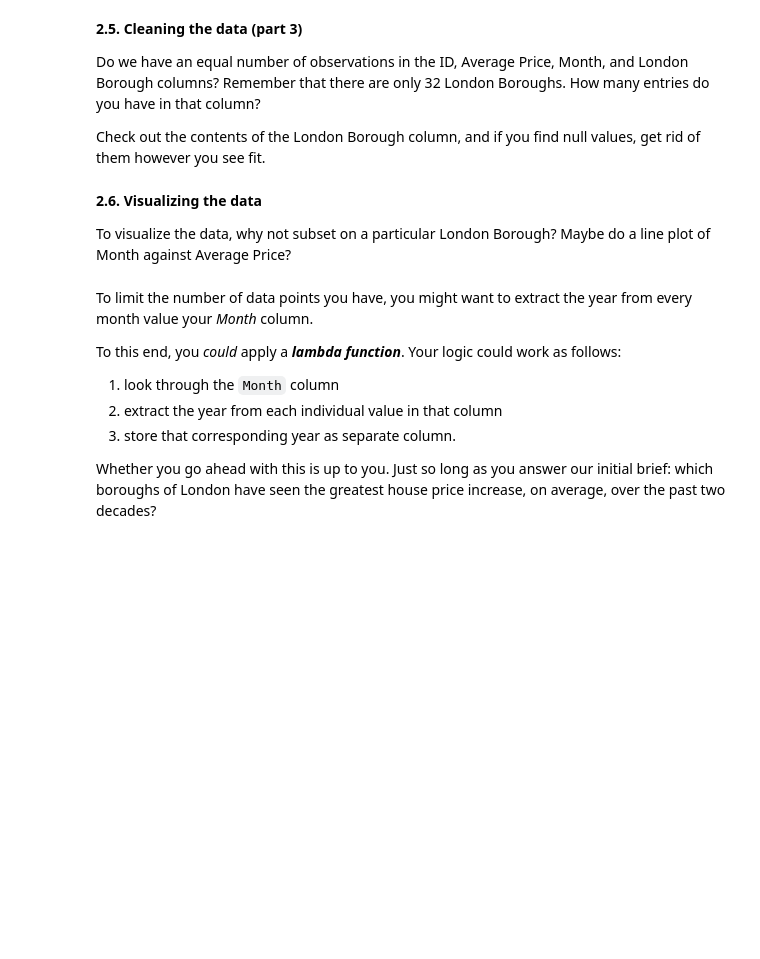
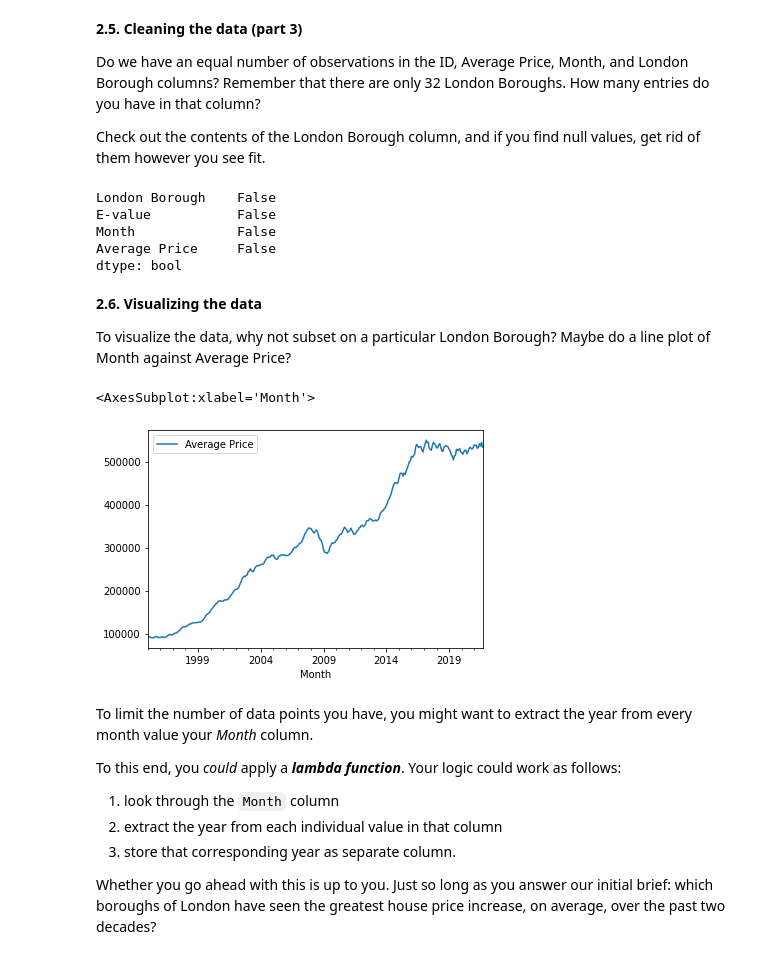
Before and after one commit to nycantwell/nycantwell, a Jupyter notebook: London_housing_case_study/Unit 4 Challenge - Tier 3.ipynb, the cells around one changed output. Drawn from its saved outputs; the diff is of its cells as text; code cells hidden in the pictures; blank space fills up the shorter version.

```diff
--- a/London_housing_case_study/Unit 4 Challenge - Tier 3.ipynb
+++ b/London_housing_case_study/Unit 4 Challenge - Tier 3.ipynb
@@ -128,3 +143,7 @@ KeyError: "['NaT'] not found in axis"
 **2.3. Cleaning the data (part 2)**
 
 You might we have to **rename** a couple columns. How do you do this? The clue's pretty bold...
+# %%
+# Adapted from: https://stackoverflow.com/questions/11346283/renaming-column-names-in-pandas
+properties.rename(columns={pd.NaT: 'E-value', 'Unnamed: 0': 'London Borough'}, inplace=True)
+properties.head()
@@ -134,3 +161,6 @@ You might we have to **rename** a couple columns. How do you do this? The clue's
 Remember what Wes McKinney said about tidy data?
 
 You might need to **melt** your DataFrame here.
+# %%
+properties_tall = properties.melt(id_vars=['London Borough', 'E-value'], var_name='Month', value_name='Average Price')
+properties_tall.head()
@@ -137,2 +174,9 @@ You might need to **melt** your DataFrame here.
 # %% [markdown]
 Remember to make sure your column data types are all correct. Average prices, for example, should be floating point numbers...
+# %%
+# Adapted from: https://www.statology.org/pandas-drop-rows-with-value/
+# Drop rows that contain '-' in 'Average Price'
+properties_tall = properties_tall[properties_tall['Average Price'] != '-']
+
+properties_tall.astype({'London Borough': str, 'E-value': str, 'Average Price': float})
+properties_tall.dtypes
@@ -142,10 +192,24 @@ Remember to make sure your column data types are all correct. Average prices, fo
 Do we have an equal number of observations in the ID, Average Price, Month, and London Borough columns? Remember that there are only 32 London Boroughs. How many entries do you have in that column?
 
 Check out the contents of the London Borough column, and if you find null values, get rid of them however you see fit.
+# %%
+properties_nona = properties_tall.dropna()
+properties_nona.isna().any()
+# %% [output]
+London Borough    False
+E-value           False
+Month             False
+Average Price     False
+dtype: bool
 # %% [markdown]
 **2.6. Visualizing the data**
 
 To visualize the data, why not subset on a particular London Borough? Maybe do a line plot of Month against Average Price?
+# %%
+properties_nona[properties_nona['London Borough']=='Barnet'].plot(x='Month', y='Average Price', kind='line')
+# %% [output]
+<AxesSubplot:xlabel='Month'>
+[figure, added]
 # %% [markdown]
 To limit the number of data points you have, you might want to extract the year from every month value your *Month* column.
 
```
Also changed, not shown: parts of 10 cells of this notebook.
